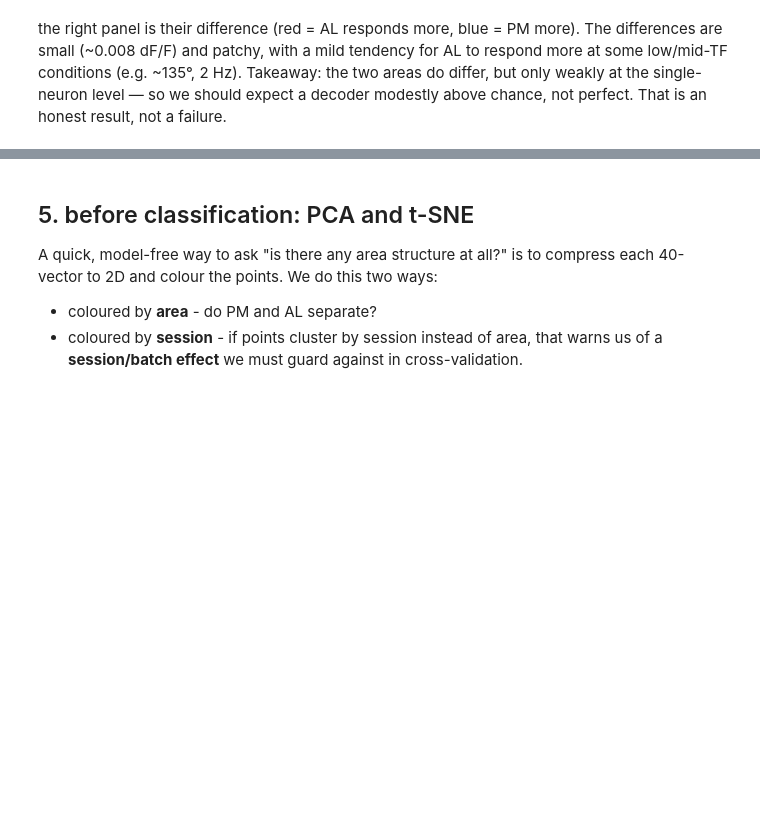
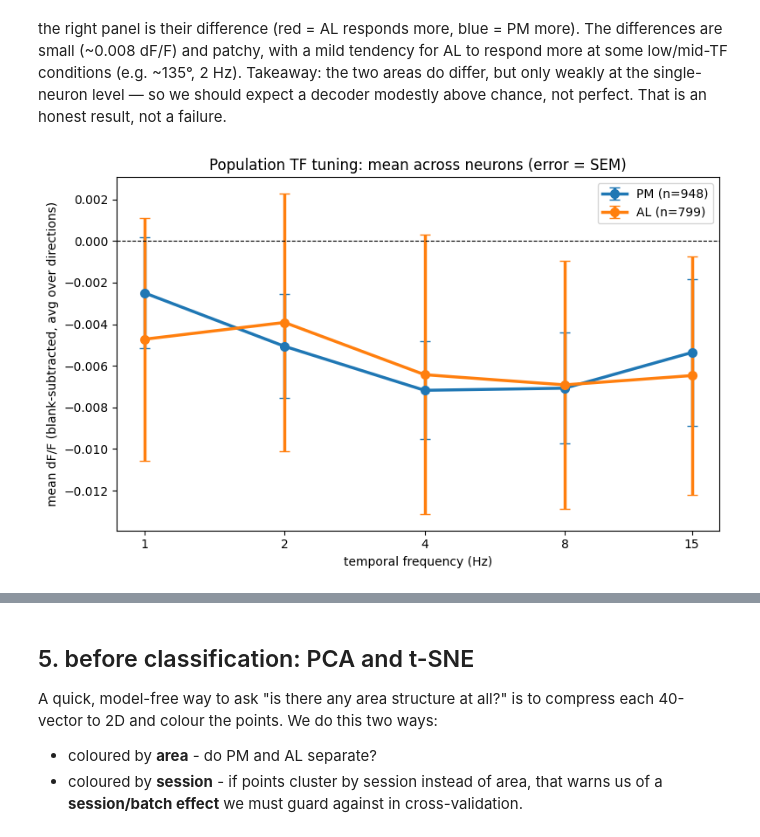
Before and after one commit to zbluee/Predicting_Brain_Regions, a Jupyter notebook: Predicting_Brain_Regions.ipynb, the cells around one changed output, grey strips where cells are left out. Cells and saved outputs as stored; diff of their text form; code cells hidden in the pictures; blank space fills up the shorter version.

```diff
--- a/Predicting_Brain_Regions.ipynb
+++ b/Predicting_Brain_Regions.ipynb
@@ -541,3 +566,26 @@ plt.tight_layout(); plt.show()
 [figure]
 # %% [markdown]
 the right panel is their difference (red = AL responds more, blue = PM more). The differences are small (~0.008 dF/F) and patchy, with a mild tendency for AL to respond more at some low/mid-TF conditions (e.g. ~135°, 2 Hz). Takeaway: the two areas do differ, but only weakly at the single-neuron level — so we should expect a decoder modestly above chance, not perfect. That is an honest result, not a failure.
+# %%
+# --- Population TF tuning: MEAN across all neurons at each temporal frequency (PM vs AL) ---
+# Collapse the 8 directions per neuron -> a response-vs-TF curve, then average over ALL
+# neurons of each area. Error bars = SEM (std / sqrt(n)) so we compare the area means.
+tf_curves = tuning.T.reshape(-1, 8, 5).mean(axis=1)   # (n_cells, 5), avg over directions
+
+plt.figure(figsize=(8, 5))
+for lab, name, c in [(0, "PM", "tab:blue"), (1, "AL", "tab:orange")]:
+    grp = tf_curves[label == lab]
+    m   = grp.mean(axis=0)                       # mean across neurons at each TF
+    sem = grp.std(axis=0) / np.sqrt(len(grp))    # standard error of that mean
+    plt.errorbar(tfvals, m, yerr=sem, color=c, lw=2.5, marker="o", ms=7,
+                 capsize=4, label=f"{name} (n={len(grp)})")
+
+plt.axhline(0, color="k", lw=0.8, ls="--")       # blank baseline reference
+plt.xscale("log", base=2)                        # TF is ~log-spaced (1, 2, 4, 8, 15)
+plt.xticks(tfvals, tfvals.astype(int))
+plt.xlabel("temporal frequency (Hz)")
+plt.ylabel("mean dF/F (blank-subtracted, avg over directions)")
+plt.title("Population TF tuning: mean across neurons (error = SEM)")
+plt.legend(); plt.tight_layout(); plt.show()
+# %% [output]
+[figure, added]
```
Also changed, not shown: parts of 11 cells of this notebook.
